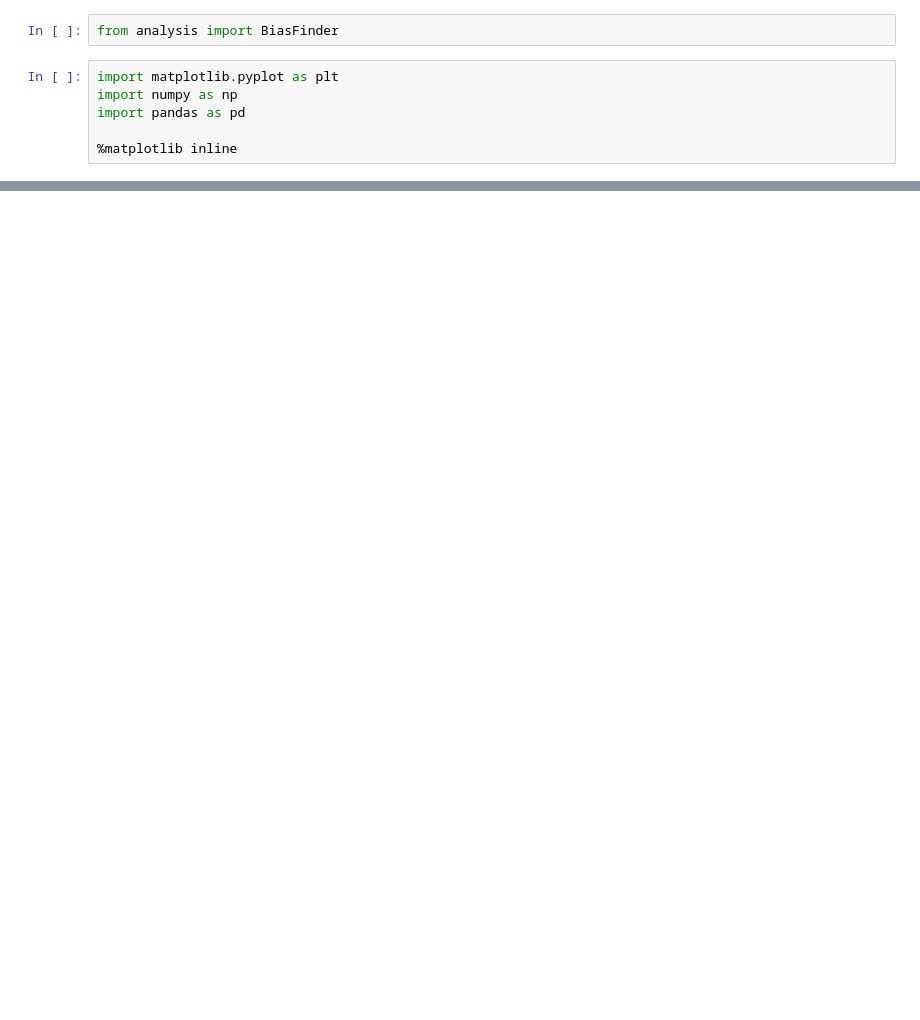
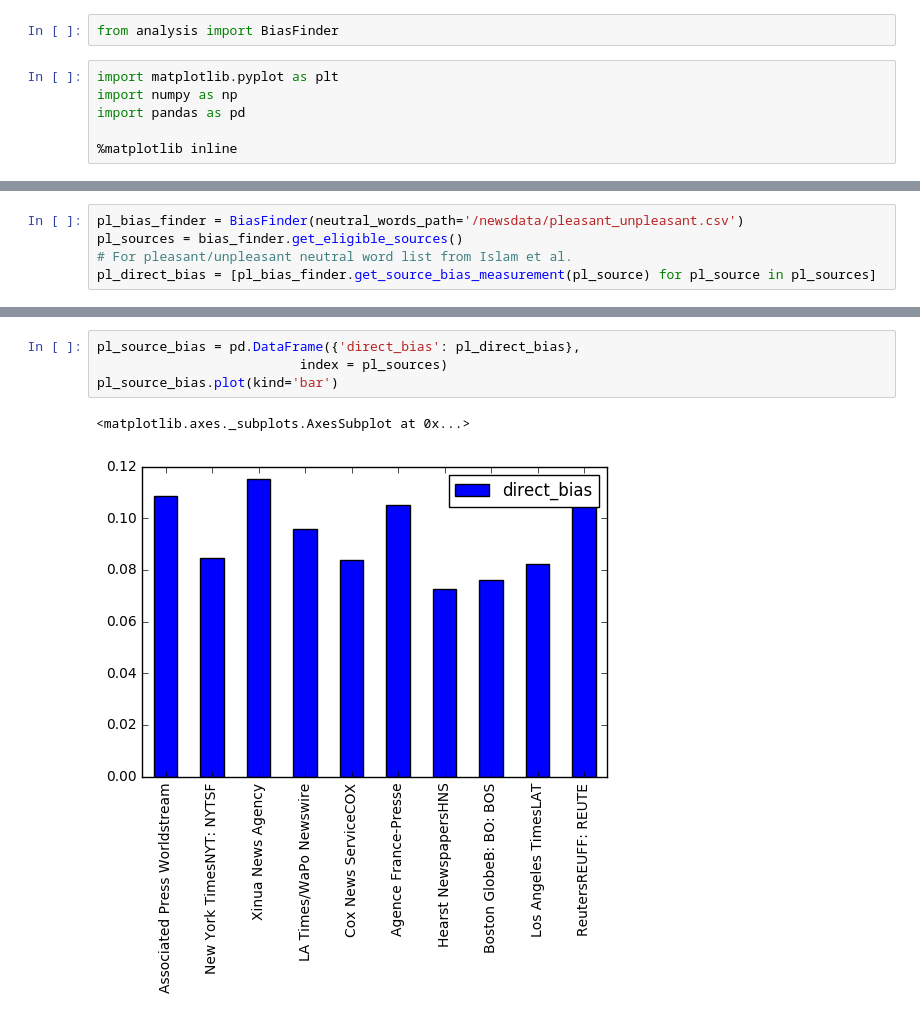
Before and after one commit to CuriousG102/ir-bias, a Jupyter notebook: Direct_Bias_Explorer.ipynb, the cells around one changed output, grey strips where cells are left out. Drawn from its saved outputs; the diff is of its cells as text; blank space fills up the shorter version.

```diff
--- a/Direct_Bias_Explorer.ipynb
+++ b/Direct_Bias_Explorer.ipynb
@@ -49,0 +91,5 @@ normed_source_bias.plot(kind='bar')
+# %%
+pl_bias_finder = BiasFinder(neutral_words_path='/newsdata/pleasant_unpleasant.csv')
+pl_sources = bias_finder.get_eligible_sources()
+# For pleasant/unpleasant neutral word list from Islam et al.
+pl_direct_bias = [pl_bias_finder.get_source_bias_measurement(pl_source) for pl_source in pl_sources]
@@ -49,0 +117,7 @@ normed_source_bias.plot(kind='bar')
+# %%
+pl_source_bias = pd.DataFrame({'direct_bias': pl_direct_bias},
+                          index = pl_sources)
+pl_source_bias.plot(kind='bar')
+# %% [output]
+<matplotlib.axes._subplots.AxesSubplot at 0x...>
+[figure, added]
```
Also changed, not shown: parts of 8 cells of this notebook, 2 other files.
